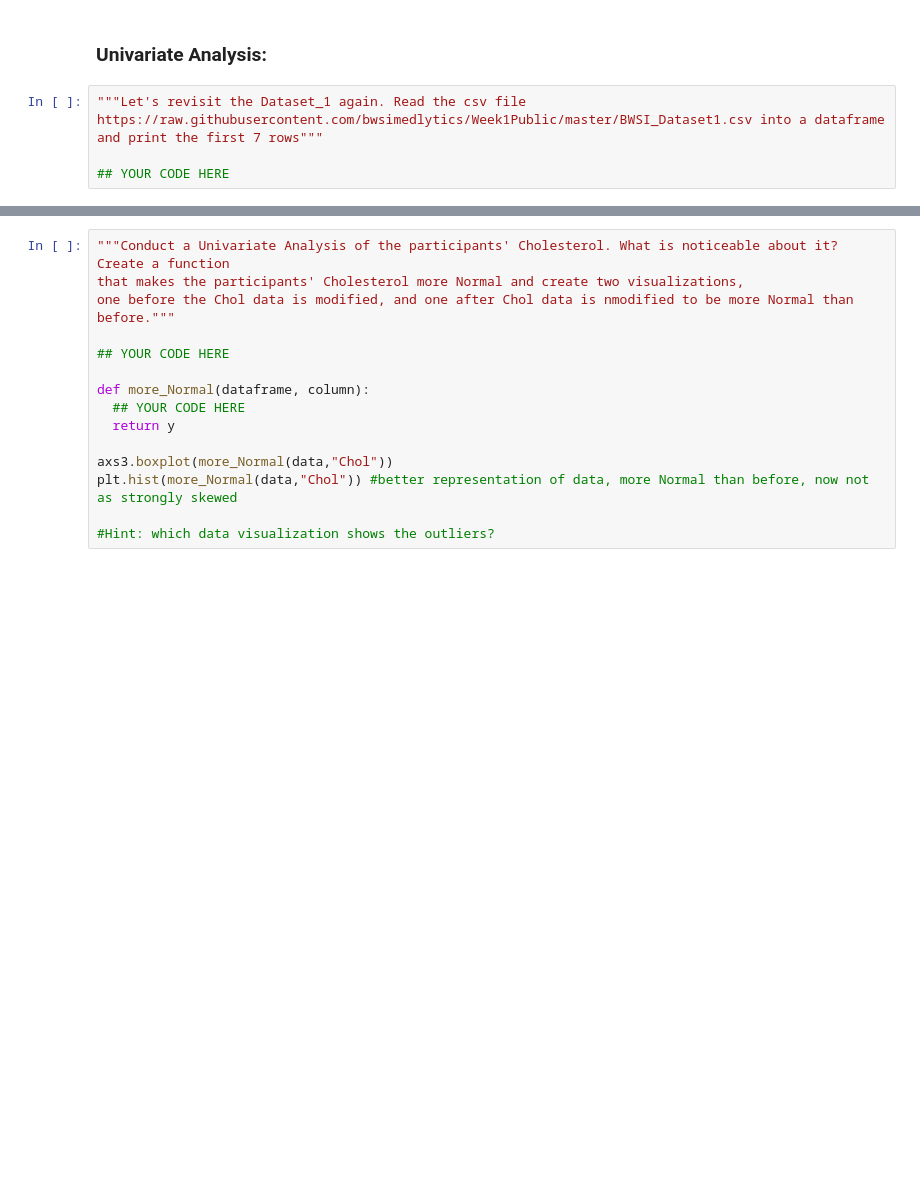
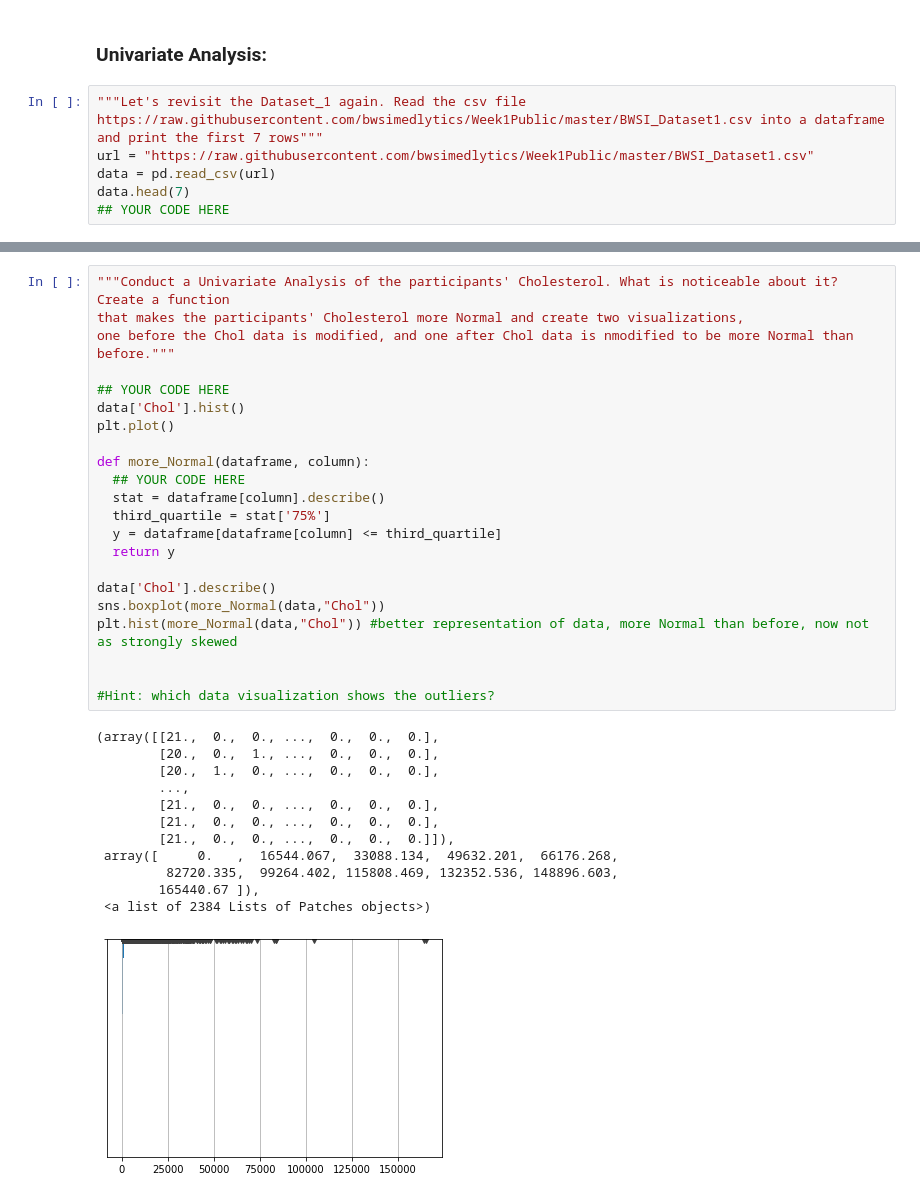
Before and after one commit to anaaparamesh/Week1_Public, a Jupyter notebook: Notebooks/02_Pandas_and_Matplotlib/Matplotlib_Exercise.ipynb, the cells around one changed output, grey strips where cells are left out. Cells and saved outputs as stored; diff of their text form; blank space fills up the shorter version.

```diff
--- a/Notebooks/02_Pandas_and_Matplotlib/Matplotlib_Exercise.ipynb
+++ b/Notebooks/02_Pandas_and_Matplotlib/Matplotlib_Exercise.ipynb
@@ -60,5 +72,7 @@ plt.show()
 # %%
 """Let's revisit the Dataset_1 again. Read the csv file https://raw.githubusercontent.com/bwsimedlytics/Week1Public/master/BWSI_Dataset1.csv into a dataframe
 and print the first 7 rows"""
-
+url = "https://raw.githubusercontent.com/bwsimedlytics/Week1Public/master/BWSI_Dataset1.csv"
+data = pd.read_csv(url)
+data.head(7)
 ## YOUR CODE HERE
@@ -65,18 +88,38 @@ and print the first 7 rows"""
 # %%
 """Conduct a Univariate Analysis of the participants' Cholesterol. What is noticeable about it? Create a function
 that makes the participants' Cholesterol more Normal and create two visualizations,
 one before the Chol data is modified, and one after Chol data is nmodified to be more Normal than before."""
 
 ## YOUR CODE HERE
+data['Chol'].hist()
+plt.plot()
 
 def more_Normal(dataframe, column):
   ## YOUR CODE HERE
+  stat = dataframe[column].describe()
+  third_quartile = stat['75%']
+  y = dataframe[dataframe[column] <= third_quartile]
   return y
 
-axs3.boxplot(more_Normal(data,"Chol"))
+data['Chol'].describe()
+sns.boxplot(more_Normal(data,"Chol"))
 plt.hist(more_Normal(data,"Chol")) #better representation of data, more Normal than before, now not as strongly skewed
 
+
 #Hint: which data visualization shows the outliers?
+# %% [output]
+(array([[21.,  0.,  0., ...,  0.,  0.,  0.],
+        [20.,  0.,  1., ...,  0.,  0.,  0.],
+        [20.,  1.,  0., ...,  0.,  0.,  0.],
+        ...,
+        [21.,  0.,  0., ...,  0.,  0.,  0.],
+        [21.,  0.,  0., ...,  0.,  0.,  0.],
+        [21.,  0.,  0., ...,  0.,  0.,  0.]]),
+ array([     0.   ,  16544.067,  33088.134,  49632.201,  66176.268,
+         82720.335,  99264.402, 115808.469, 132352.536, 148896.603,
+        165440.67 ]),
+ <a list of 2384 Lists of Patches objects>)
+[figure, added]
 # %%
 """Conduct a Bivariate Analysis for Protein and Chol. What is familar about this compared to the tutorial? What is another
 way to deal with overplotting other than the Hex plot? Create two data visualizations, one that shows the overplotting, the other that
```
Also changed, not shown: parts of 5 cells of this notebook.
